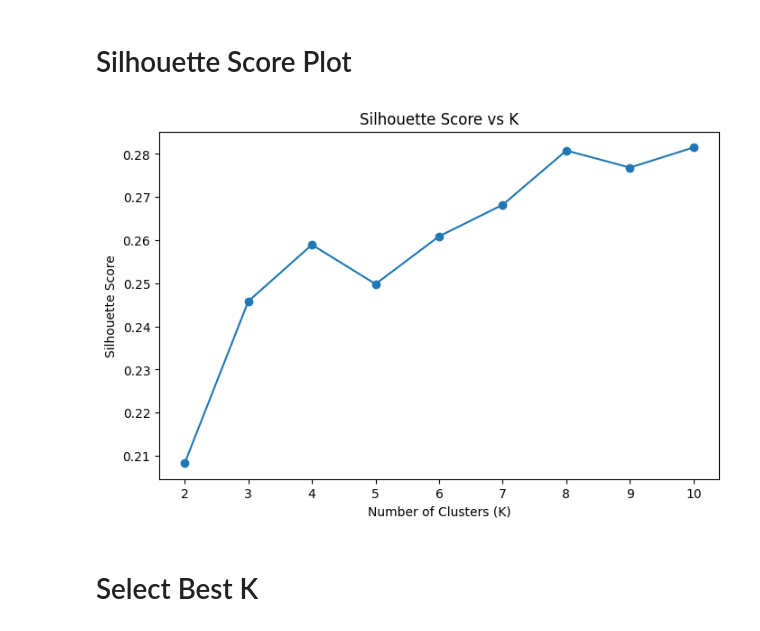
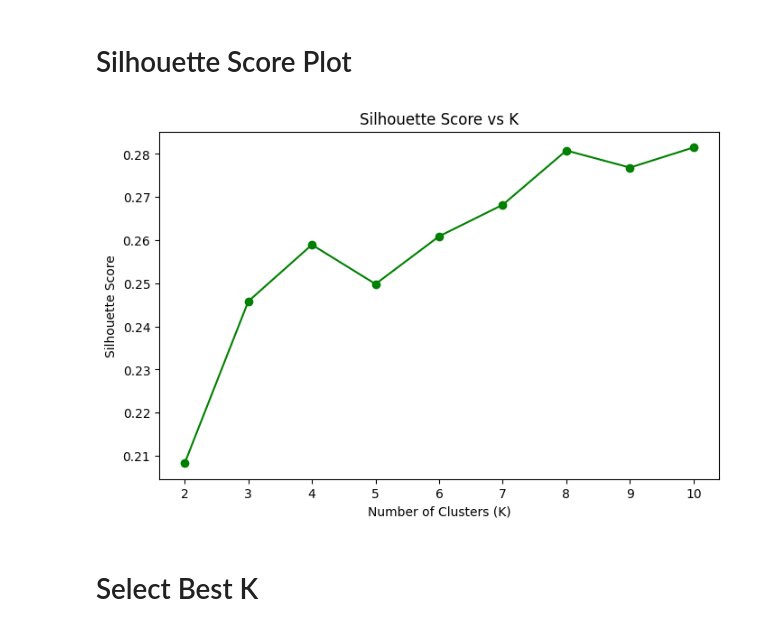
Before and after one commit to sandeepmohamed666/ClimateGuardAI, a Jupyter notebook: notebooks/14_Machine_Learning_E1_CLIMATE PROFILE DISCOVERY (K-MEANS CLUSTERING).ipynb, the cells around one changed output. Cells and saved outputs as stored; diff of their text form; code cells hidden in the pictures.

```diff
--- a/notebooks/14_Machine_Learning_E1_CLIMATE PROFILE DISCOVERY (K-MEANS CLUSTERING).ipynb
+++ b/notebooks/14_Machine_Learning_E1_CLIMATE PROFILE DISCOVERY (K-MEANS CLUSTERING).ipynb
@@ -13,7 +13,7 @@ from sklearn.metrics import silhouette_score
 # %% [markdown]
 # Load Dataset
 # %%
-df = pd.read_csv(r"C:\Users\hp\Documents\ClimateGuardAI\datasets\processed\D6_kmeans_ready.csv")
+df = pd.read_csv(r"D:\ClimateGuardAI\datasets\processed\D6_kmeans_ready.csv")
 
 print(df.head())
 # %% [output]
@@ -101,13 +101,20 @@ plt.show()
 # Silhouette Score Plot
 # %%
 plt.figure(figsize=(8,5))
-plt.plot(K_range, silhouette_scores, marker='o')
+
+plt.plot(
+    K_range,
+    silhouette_scores,
+    marker='o',
+    color='green'   # change this color
+)
+
 plt.title("Silhouette Score vs K")
 plt.xlabel("Number of Clusters (K)")
 plt.ylabel("Silhouette Score")
 plt.show()
 # %% [output]
-[figure, old version]
+[figure, new version]
 # %% [markdown]
 # Select Best K
 # %%
```
Also changed, not shown: parts of 4 cells of this notebook.
